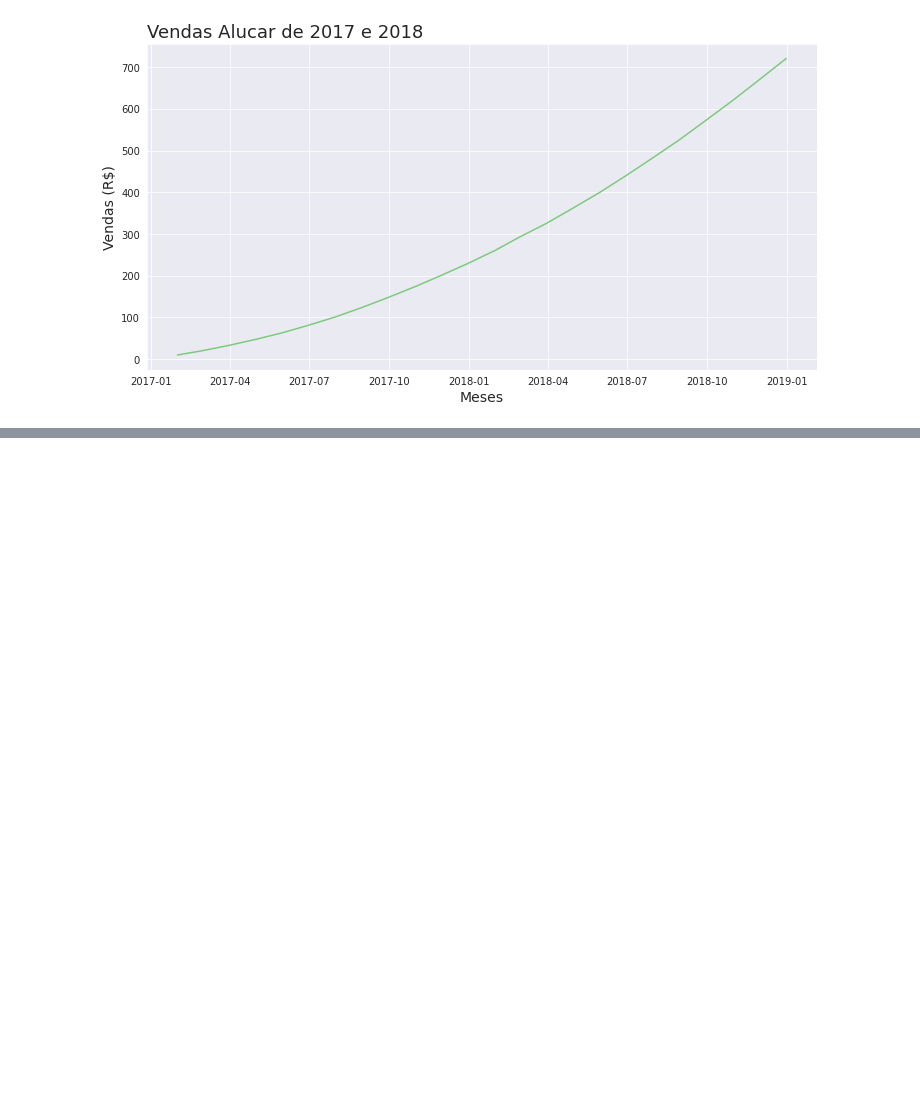
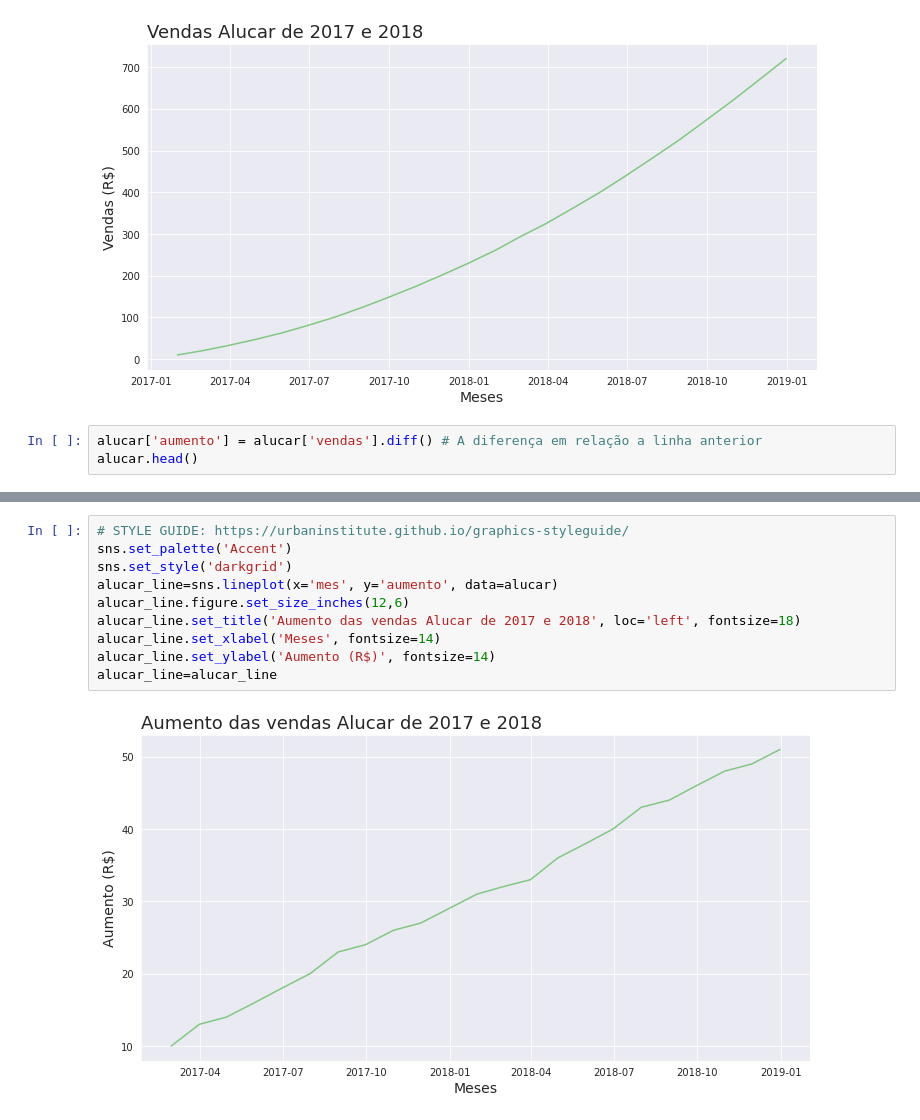
Before and after one commit to MarnieGrenat/Cursos-Alura, a Jupyter notebook: Data Science/Analise_de_Series_Temporais/Time Series.ipynb, the cells around one changed output, grey strips where cells are left out. Cells and saved outputs as stored; diff of their text form; blank space fills up the shorter version.

```diff
--- a/Data Science/Analise_de_Series_Temporais/Time Series.ipynb
+++ b/Data Science/Analise_de_Series_Temporais/Time Series.ipynb
@@ -49,3 +49,6 @@ alucar_line.set_ylabel('Vendas (R$)', fontsize=14)
 alucar_line=alucar_line
 # %% [output]
 [figure]
+# %%
+alucar['aumento'] = alucar['vendas'].diff() # A diferença em relação a linha anterior
+alucar.head()
@@ -51,0 +62,12 @@ alucar_line=alucar_line
+# %%
+# STYLE GUIDE: https://urbaninstitute.github.io/graphics-styleguide/
+sns.set_palette('Accent')
+sns.set_style('darkgrid')
+alucar_line=sns.lineplot(x='mes', y='aumento', data=alucar)
+alucar_line.figure.set_size_inches(12,6)
+alucar_line.set_title('Aumento das vendas Alucar de 2017 e 2018', loc='left', fontsize=18)
+alucar_line.set_xlabel('Meses', fontsize=14)
+alucar_line.set_ylabel('Aumento (R$)', fontsize=14)
+alucar_line=alucar_line
+# %% [output]
+[figure, added]
```
Also changed, not shown: parts of 40 cells of this notebook.
